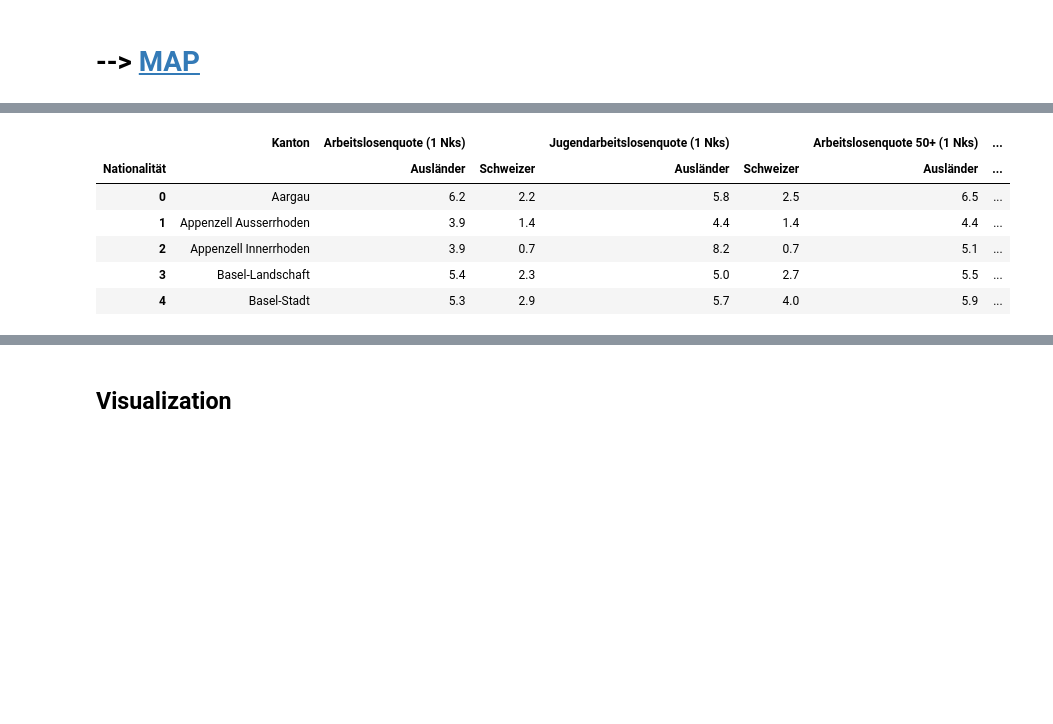
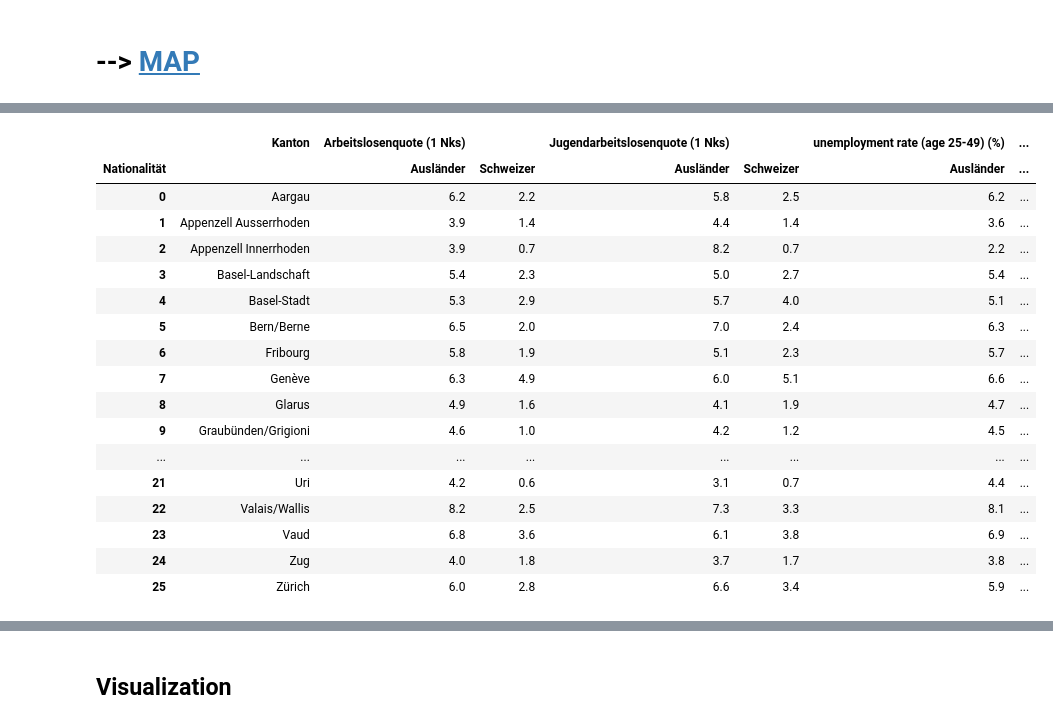
Before and after one commit to roman-bachmann/prayingmantissa, a Jupyter notebook: homework03/notebook.ipynb, the cells around one changed output, grey strips where cells are left out. Saved outputs shown, nothing was run; the diff lists cells and outputs as text; code cells hidden in the pictures; blank space fills up the shorter version.

```diff
--- a/homework03/notebook.ipynb
+++ b/homework03/notebook.ipynb
@@ -414,18 +425,40 @@ To calculate the difference in unemployment ratios, we subtract the swiss unempl
 # %%
 amstat_nat = pd.read_excel(DATA + 'amstat_nationality.xlsx', header=2)
-amstat_nat = amstat_nat[['Kanton', 'Nationalität', 'Arbeitslosenquote (1 Nks)', 'Jugendarbeitslosenquote (1 Nks)', 'Arbeitslosenquote 50+ (1 Nks)']]
+
+# Make this pretty, separate cell maybe...
+a1 = amstat_nat['Arbeitslosenquote (1 Nks)'] * amstat_nat['durchschnittliche Anzahl Arbeitslose']
+a2 = amstat_nat['Jugendarbeitslosenquote (1 Nks)'] * amstat_nat['durchschnittliche Anzahl Jugendarbeitslose']
+a3 = amstat_nat['Arbeitslosenquote 50+ (1 Nks)'] * amstat_nat['durchschnittliche Anzahl Arbeitslose (älter als 50 Jahre)']
+r = amstat_nat['durchschnittliche Anzahl Arbeitslose'] - amstat_nat['durchschnittliche Anzahl Jugendarbeitslose'] - amstat_nat['durchschnittliche Anzahl Arbeitslose (älter als 50 Jahre)']
+
+zz = ((a1 - a2 - a3) / r)
+amstat_nat['unemployment rate (age 25-49) (%)'] = round(zz, 1)
+amstat_nat['avg unemployed (age 25-49)'] = r
+
+amstat_nat = amstat_nat[['Kanton', 'Nationalität', 'Arbeitslosenquote (1 Nks)', 'Jugendarbeitslosenquote (1 Nks)', 'unemployment rate (age 25-49) (%)', 'Arbeitslosenquote 50+ (1 Nks)']]
 
 rename_amstat_cantons_to_topojson(amstat_nat)
 
 amstat_nat = amstat_nat.pivot(index='Kanton', columns='Nationalität')
 amstat_nat.reset_index(inplace=True)
 amstat_nat['foreigner_swiss_diff'] = amstat_nat['Arbeitslosenquote (1 Nks)']['Ausländer'] - amstat_nat['Arbeitslosenquote (1 Nks)']['Schweizer']
-amstat_nat.head()
+amstat_nat
 # %% [output]
-|  | Kanton | Arbeitslosenquote (1 Nks) |  | Jugendarbeitslosenquote (1 Nks) |  | Arbeitslosenquote 50+ (1 Nks) | ... |
+|  | Kanton | Arbeitslosenquote (1 Nks) |  | Jugendarbeitslosenquote (1 Nks) |  | unemployment rate (age 25-49) (%) | ... |
 | Nationalität |  | Ausländer | Schweizer | Ausländer | Schweizer | Ausländer | ... |
-| 0 | Aargau | 6.2 | 2.2 | 5.8 | 2.5 | 6.5 | ... |
-| 1 | Appenzell Ausserrhoden | 3.9 | 1.4 | 4.4 | 1.4 | 4.4 | ... |
-| 2 | Appenzell Innerrhoden | 3.9 | 0.7 | 8.2 | 0.7 | 5.1 | ... |
-| 3 | Basel-Landschaft | 5.4 | 2.3 | 5.0 | 2.7 | 5.5 | ... |
-| 4 | Basel-Stadt | 5.3 | 2.9 | 5.7 | 4.0 | 5.9 | ... |
+| 0 | Aargau | 6.2 | 2.2 | 5.8 | 2.5 | 6.2 | ... |
+| 1 | Appenzell Ausserrhoden | 3.9 | 1.4 | 4.4 | 1.4 | 3.6 | ... |
+| 2 | Appenzell Innerrhoden | 3.9 | 0.7 | 8.2 | 0.7 | 2.2 | ... |
+| 3 | Basel-Landschaft | 5.4 | 2.3 | 5.0 | 2.7 | 5.4 | ... |
+| 4 | Basel-Stadt | 5.3 | 2.9 | 5.7 | 4.0 | 5.1 | ... |
+| 5 | Bern/Berne | 6.5 | 2.0 | 7.0 | 2.4 | 6.3 | ... |
+| 6 | Fribourg | 5.8 | 1.9 | 5.1 | 2.3 | 5.7 | ... |
+| 7 | Genève | 6.3 | 4.9 | 6.0 | 5.1 | 6.6 | ... |
+| 8 | Glarus | 4.9 | 1.6 | 4.1 | 1.9 | 4.7 | ... |
+| 9 | Graubünden/Grigioni | 4.6 | 1.0 | 4.2 | 1.2 | 4.5 | ... |
+| ... | ... | ... | ... | ... | ... | ... | ... |
+| 21 | Uri | 4.2 | 0.6 | 3.1 | 0.7 | 4.4 | ... |
+| 22 | Valais/Wallis | 8.2 | 2.5 | 7.3 | 3.3 | 8.1 | ... |
+| 23 | Vaud | 6.8 | 3.6 | 6.1 | 3.8 | 6.9 | ... |
+| 24 | Zug | 4.0 | 1.8 | 3.7 | 1.7 | 3.8 | ... |
+| 25 | Zürich | 6.0 | 2.8 | 6.6 | 3.4 | 5.9 | ... |
```
Also changed, not shown: parts of 7 cells of this notebook, 4 other files.
